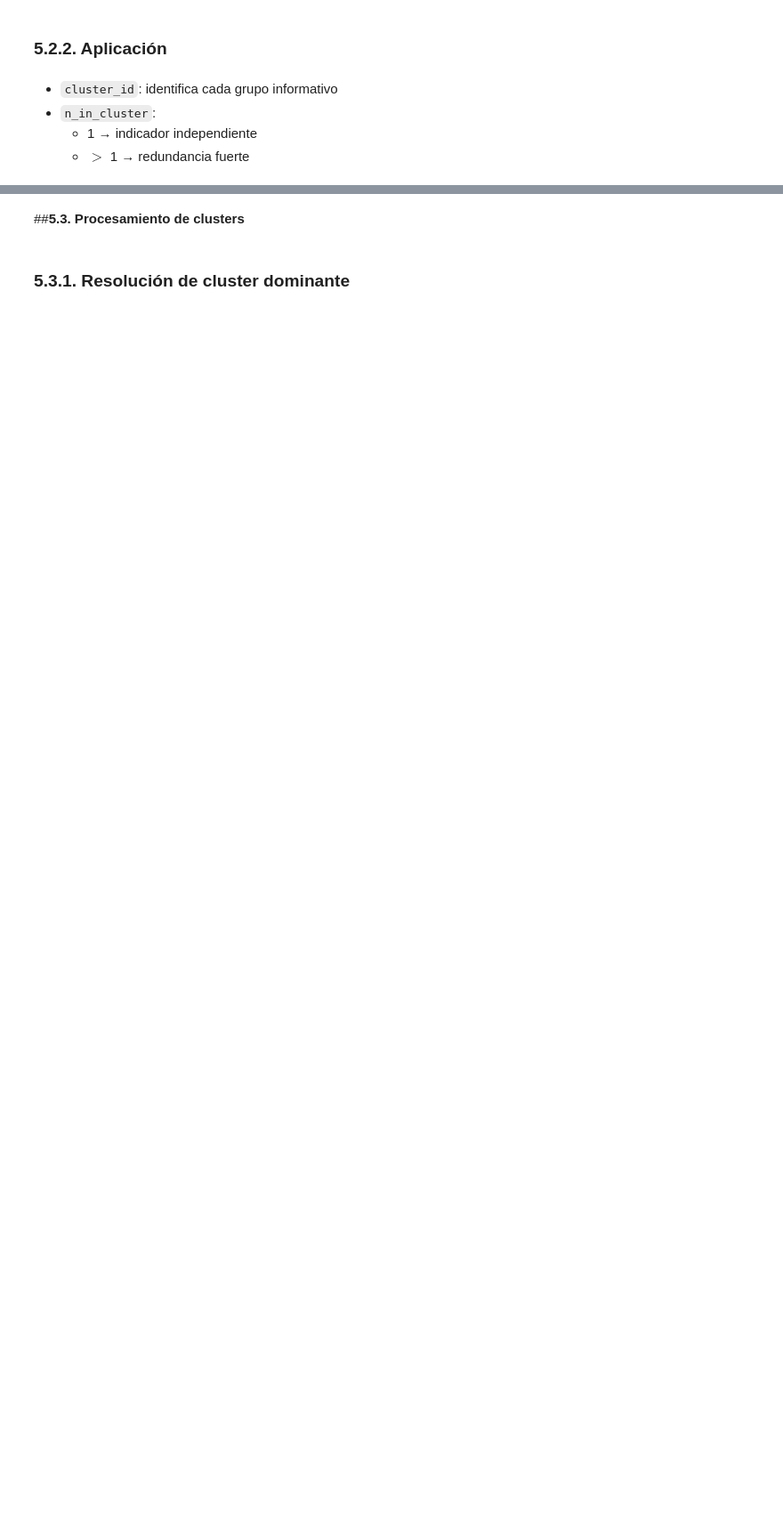
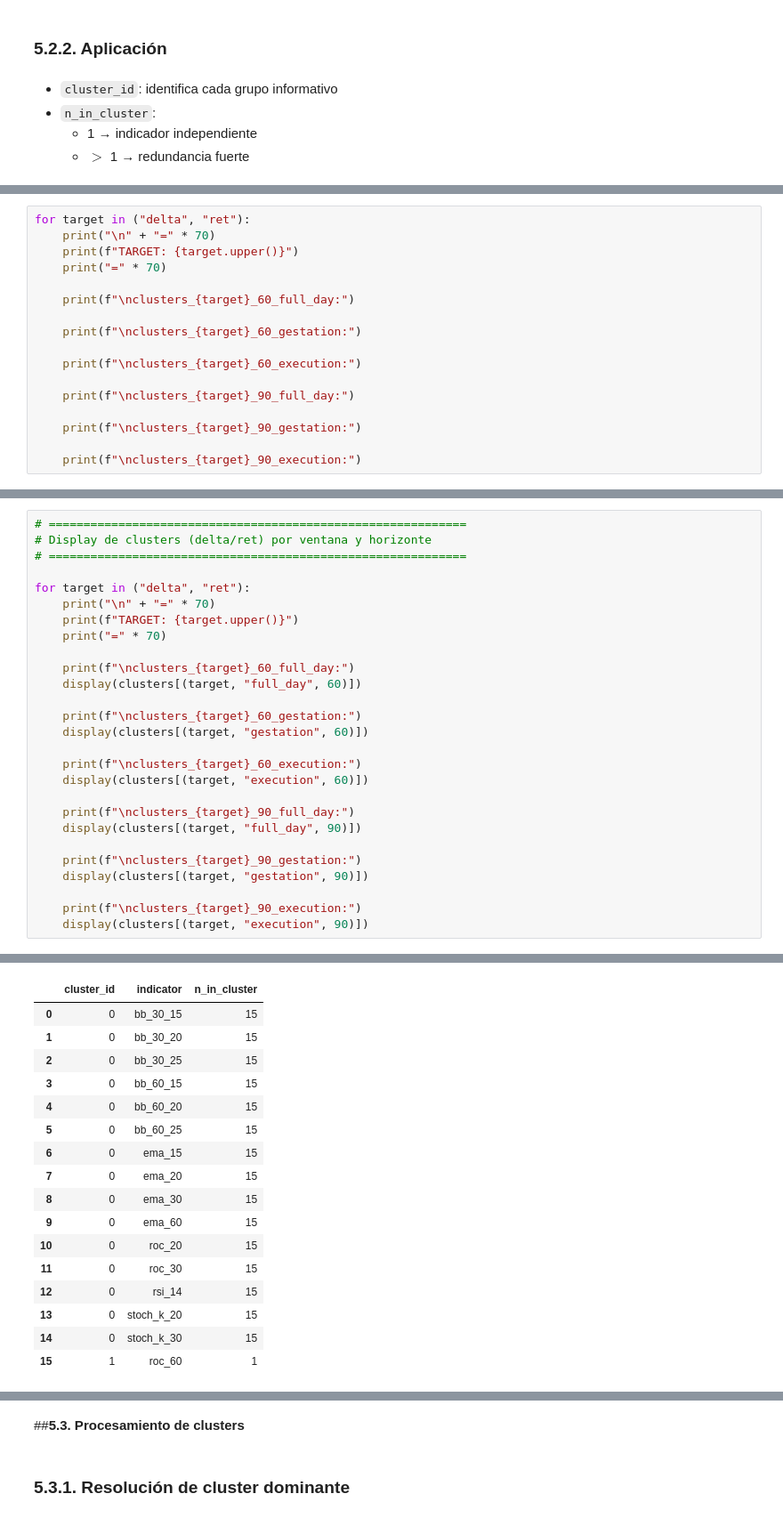
Before and after one commit to GUNAPILLCO/neural_profit, a Jupyter notebook: stage_03_feature_engineering/stage_03_feature_engineering.ipynb, the cells around one changed output, grey strips where cells are left out. Shown at 89% size. Drawn from its saved outputs; the diff is of its cells as text; blank space fills up the shorter version.

```diff
--- a/stage_03_feature_engineering/stage_03_feature_engineering.ipynb
+++ b/stage_03_feature_engineering/stage_03_feature_engineering.ipynb
@@ -2093,0 +2533,17 @@ Metodológicamente, el análisis está bien planteado y listo para pasar a la **
+# %%
+for target in ("delta", "ret"):
+    print("\n" + "=" * 70)
+    print(f"TARGET: {target.upper()}")
+    print("=" * 70)
+
+    print(f"\nclusters_{target}_60_full_day:")
+
+    print(f"\nclusters_{target}_60_gestation:")
+
+    print(f"\nclusters_{target}_60_execution:")
+
+    print(f"\nclusters_{target}_90_full_day:")
+
+    print(f"\nclusters_{target}_90_gestation:")
+
+    print(f"\nclusters_{target}_90_execution:")
@@ -2093,0 +2568,28 @@ Metodológicamente, el análisis está bien planteado y listo para pasar a la **
+# %%
+# ============================================================
+# Display de clusters (delta/ret) por ventana y horizonte
+# ============================================================
+
+for target in ("delta", "ret"):
+    print("\n" + "=" * 70)
+    print(f"TARGET: {target.upper()}")
+    print("=" * 70)
+
+    print(f"\nclusters_{target}_60_full_day:")
+    display(clusters[(target, "full_day", 60)])
+
+    print(f"\nclusters_{target}_60_gestation:")
+    display(clusters[(target, "gestation", 60)])
+
+    print(f"\nclusters_{target}_60_execution:")
+    display(clusters[(target, "execution", 60)])
+
+    print(f"\nclusters_{target}_90_full_day:")
+    display(clusters[(target, "full_day", 90)])
+
+    print(f"\nclusters_{target}_90_gestation:")
+    display(clusters[(target, "gestation", 90)])
+
+    print(f"\nclusters_{target}_90_execution:")
+    display(clusters[(target, "execution", 90)])
+# %% [output]
@@ -2093,0 +2601,17 @@ Metodológicamente, el análisis está bien planteado y listo para pasar a la **
+|  | cluster_id | indicator | n_in_cluster |
+| 0 | 0 | bb_30_15 | 15 |
+| 1 | 0 | bb_30_20 | 15 |
+| 2 | 0 | bb_30_25 | 15 |
+| 3 | 0 | bb_60_15 | 15 |
+| 4 | 0 | bb_60_20 | 15 |
+| 5 | 0 | bb_60_25 | 15 |
+| 6 | 0 | ema_15 | 15 |
+| 7 | 0 | ema_20 | 15 |
+| 8 | 0 | ema_30 | 15 |
+| 9 | 0 | ema_60 | 15 |
+| 10 | 0 | roc_20 | 15 |
+| 11 | 0 | roc_30 | 15 |
+| 12 | 0 | rsi_14 | 15 |
+| 13 | 0 | stoch_k_20 | 15 |
+| 14 | 0 | stoch_k_30 | 15 |
+| 15 | 1 | roc_60 | 1 |
```
Also changed, not shown: parts of 60 cells of this notebook.
